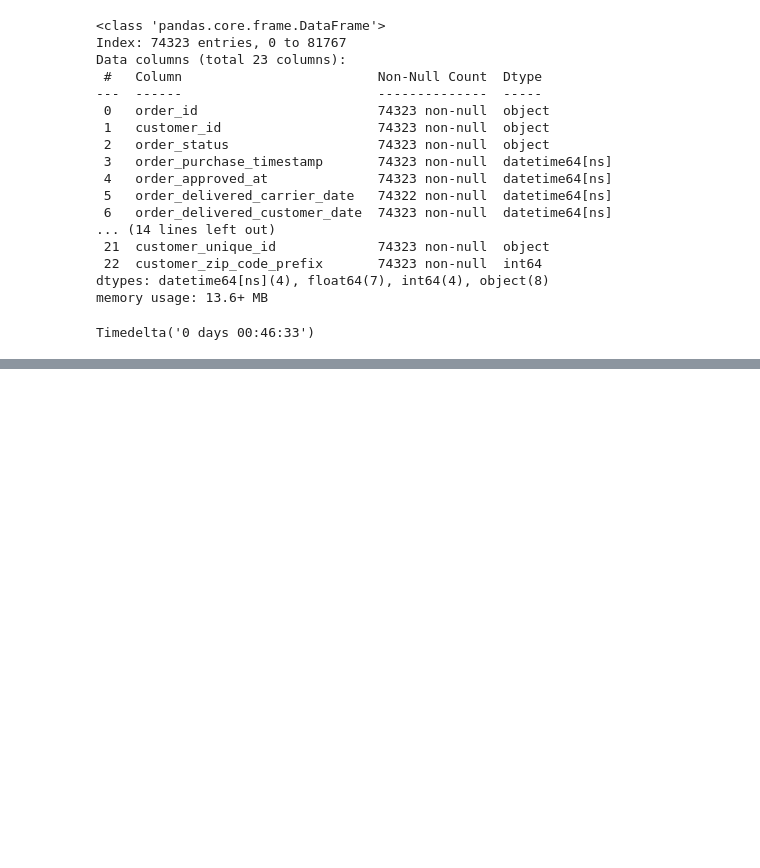
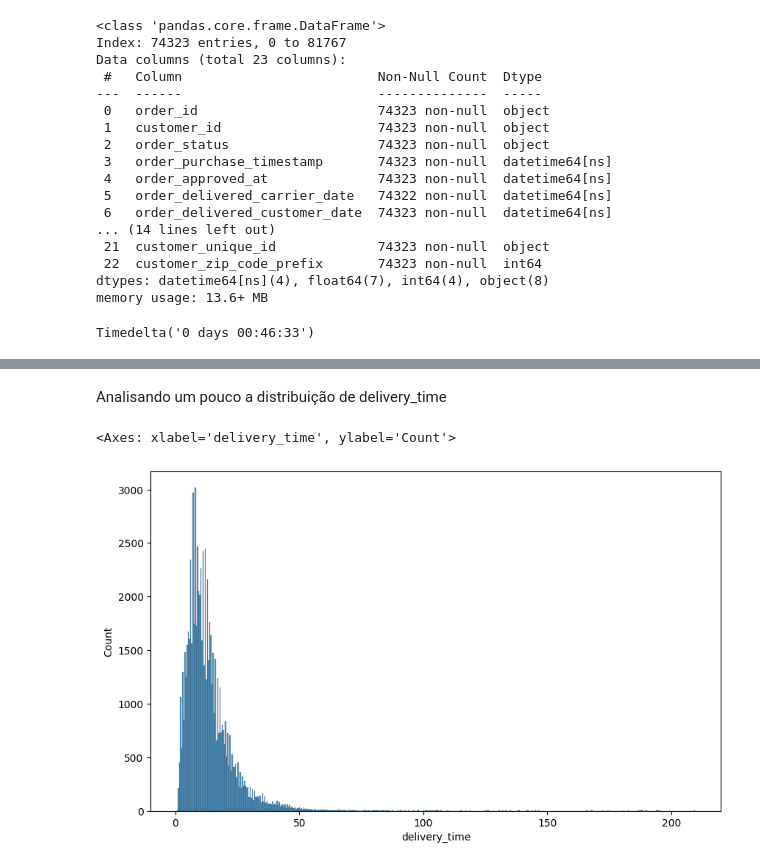
Before and after one commit to mateusono1/De-Company, a Jupyter notebook: main.ipynb, the cells around one changed output, grey strips where cells are left out. Drawn from its saved outputs; the diff is of its cells as text; code cells hidden in the pictures; blank space fills up the shorter version.

Commit message:
Criei colunas de tempo para cada etapa (separação, transporte)
Analise grafica da distribuição em delivery_time

Remoção dos outliers em delivery_time

Registro de todas as remoções

```diff
--- a/main.ipynb
+++ b/main.ipynb
@@ -207,0 +221,32 @@ Timedelta('0 days 00:46:33')
+# %%
+#Criando colunas para analisar o tempo dedicado a cada etapa
+
+
+PEDIDO_APROVAÇÃO=df["order_approved_at"]-df["order_purchase_timestamp"]
+PA2=[]
+for elem in PEDIDO_APROVAÇÃO:
+    elem=elem.total_seconds()/(24*3600)
+    elem=round(elem,2)
+    PA2.append(elem)
+
+
+
+SEPARAÇÃO_DO_PEDIDO=df["order_delivered_carrier_date"]-df["order_approved_at"]
+SDP2=[]
+for elem in SEPARAÇÃO_DO_PEDIDO:
+    elem=elem.total_seconds()/(24*3600)
+    elem=round(elem,2)
+    SDP2.append(elem)
+
+
+PEDIDO_TRANSPORTE=df["order_delivered_customer_date"] - df["order_delivered_carrier_date"]
+PT2=[]
+for elem in PEDIDO_TRANSPORTE:
+    elem=elem.total_seconds()/(24*3600)
+    elem=round(elem,2)
+    PT2.append(elem)
+
+df.insert(4,"Pedido em aprovação",PA2)
+df.insert(6,"Separando o pedido",SDP2)
+df.insert(8,"Pedido em transporte",PT2)
+df
@@ -207,0 +267,8 @@ Timedelta('0 days 00:46:33')
+# %% [markdown]
+Analisando um pouco a distribuição de delivery_time
+# %%
+plt.figure(figsize=(10,6))
+sns.histplot(df["delivery_time"])
+# %% [output]
+<Axes: xlabel='delivery_time', ylabel='Count'>
+[figure, added]
```
Also changed, not shown: parts of 8 cells of this notebook, 1 other file.
